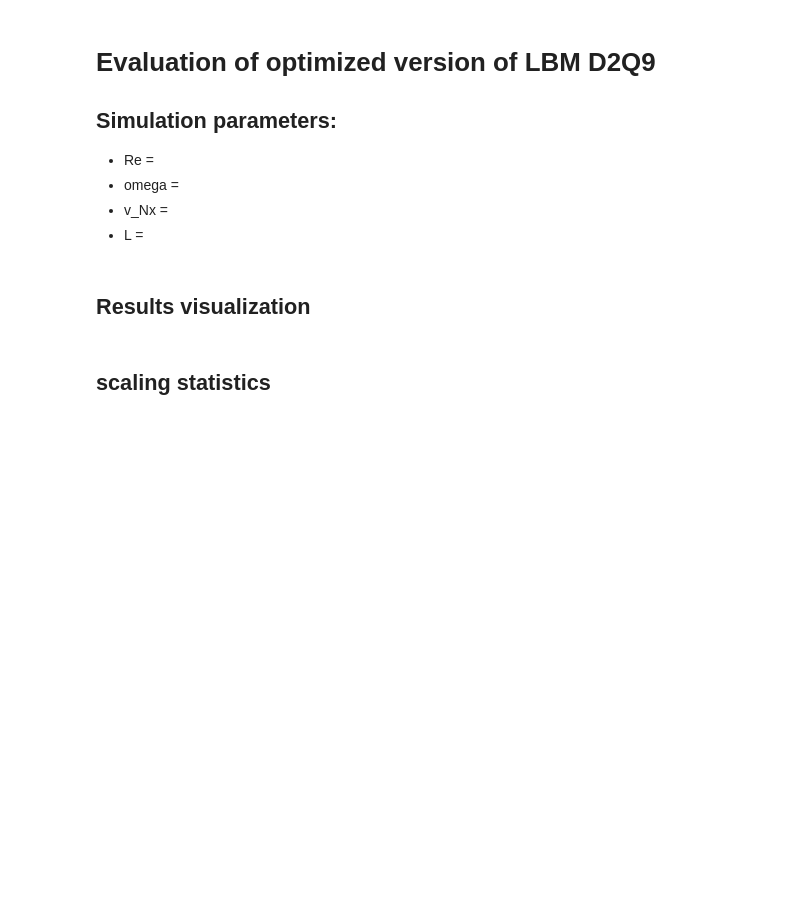
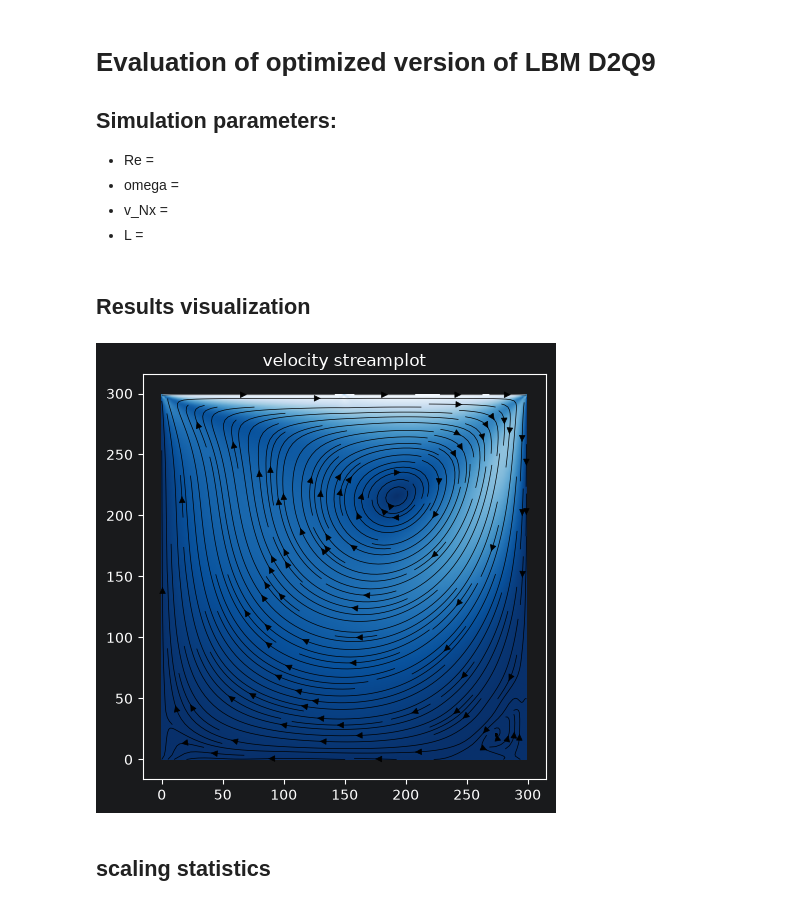
Before and after one commit to FranekM/Lattice-Boltzmann-D2Q9-Solver-in-Fortran, a Jupyter notebook: eval/evaluation.ipynb, the cells around one changed output. Cells and saved outputs as stored; diff of their text form; code cells hidden in the pictures; blank space fills up the shorter version.

```diff
--- a/eval/evaluation.ipynb
+++ b/eval/evaluation.ipynb
@@ -16,7 +16,7 @@ from pathlib import Path
 # %% [markdown]
 ## Results visualization
 # %%
-parent = '../out/optim_1'
+parent = '../out/optim_2'
 file_base = "re1000-"
 ext = ".tsv"
 
@@ -80,33 +80,35 @@ def log_frame_reader(n):
         )
 
 
 def field_streamplot(n, density=0.5):
     frames = log_frame_reader(n)
     frame = next(frames)
 
     square = frame['t'].values.size
     Nx = int(np.sqrt(square))
 
     x, y = np.meshgrid(np.arange(Nx), np.arange(Nx))
     ux = frame['ux'].values.reshape(Nx, Nx)
     uy = frame['uy'].values.reshape(Nx, Nx)
     speed = np.sqrt(ux**2 + uy**2)
 
     plt.imshow(speed, cmap="Blues_r")
     plt.streamplot(
             x, y, ux, uy,
             density = density,
             linewidth= 0.5,
             color = 'black'
     )
     plt.gca().invert_yaxis()
 
     plt.title(f"velocity streamplot")
     plt.tight_layout()
     plt.show()
 
 
 field_streamplot(4, density=2.0)
+# %% [output]
+[figure, added]
 # %% [markdown]
 ## scaling statistics
 # %%
```
Also changed, not shown: parts of 1 cell of this notebook, 5 other files.
